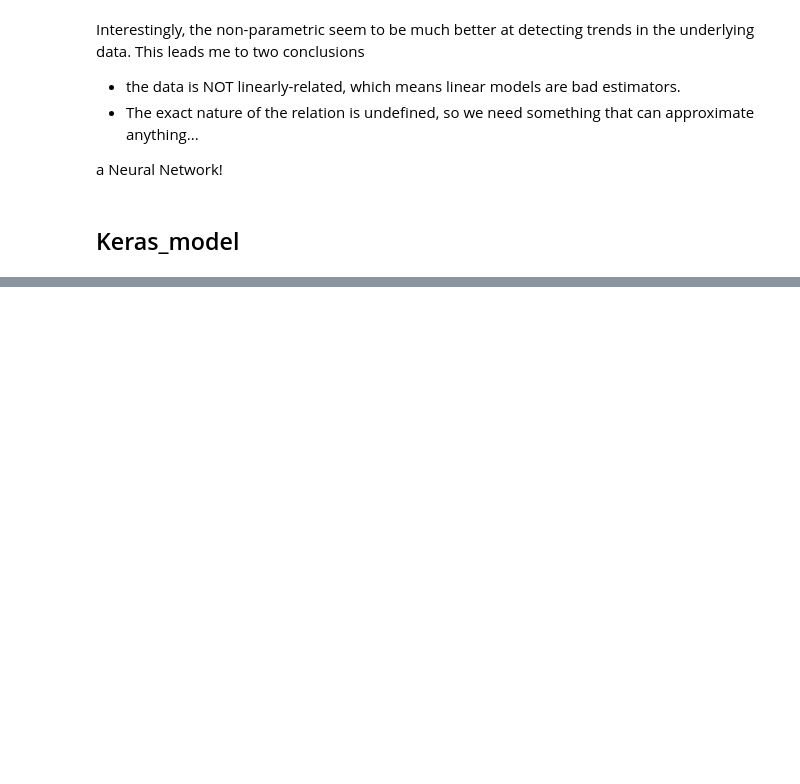
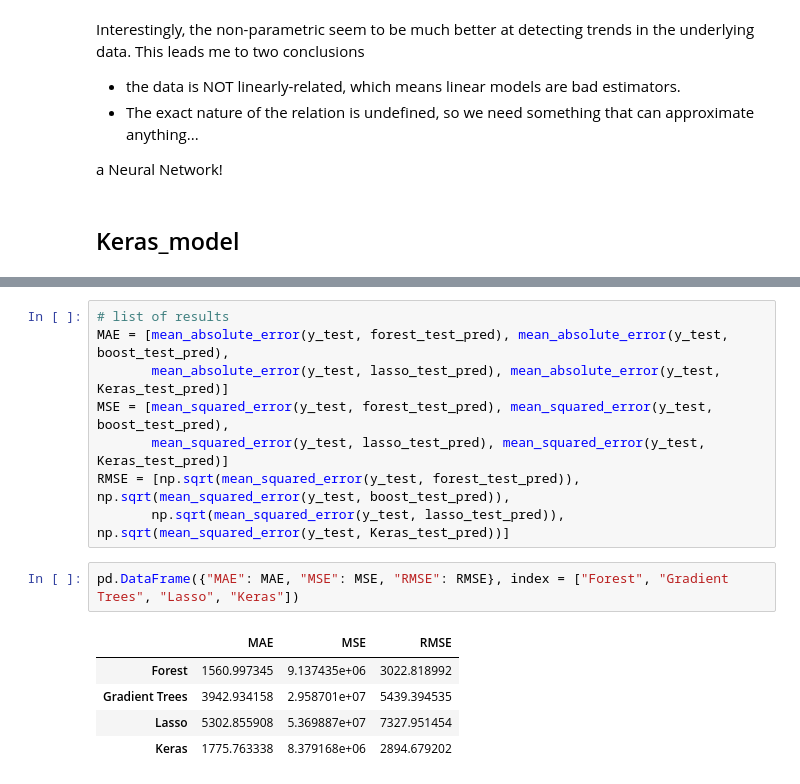
Before and after one commit to alexkingsing/used_cars, a Jupyter notebook: Used_cars_Dev.ipynb, the cells around one changed output, grey strips where cells are left out. Cells and saved outputs as stored; diff of their text form; blank space fills up the shorter version.

```diff
--- a/Used_cars_Dev.ipynb
+++ b/Used_cars_Dev.ipynb
@@ -1163,0 +1213,16 @@ model.compile(optimizer = "adam", loss = "mse", metrics = [tf.keras.metrics.Mean
+# %%
+# list of results
+MAE = [mean_absolute_error(y_test, forest_test_pred), mean_absolute_error(y_test, boost_test_pred),
+       mean_absolute_error(y_test, lasso_test_pred), mean_absolute_error(y_test, Keras_test_pred)]
+MSE = [mean_squared_error(y_test, forest_test_pred), mean_squared_error(y_test, boost_test_pred),
+       mean_squared_error(y_test, lasso_test_pred), mean_squared_error(y_test, Keras_test_pred)]
+RMSE = [np.sqrt(mean_squared_error(y_test, forest_test_pred)), np.sqrt(mean_squared_error(y_test, boost_test_pred)),
+       np.sqrt(mean_squared_error(y_test, lasso_test_pred)), np.sqrt(mean_squared_error(y_test, Keras_test_pred))]
+# %%
+pd.DataFrame({"MAE": MAE, "MSE": MSE, "RMSE": RMSE}, index = ["Forest", "Gradient Trees", "Lasso", "Keras"])
+# %% [output]
+|  | MAE | MSE | RMSE |
+| Forest | 1560.997345 | 9.137435e+06 | 3022.818992 |
+| Gradient Trees | 3942.934158 | 2.958701e+07 | 5439.394535 |
+| Lasso | 5302.855908 | 5.369887e+07 | 7327.951454 |
+| Keras | 1775.763338 | 8.379168e+06 | 2894.679202 |
```
Also changed, not shown: parts of 29 cells of this notebook, 6 other files.
